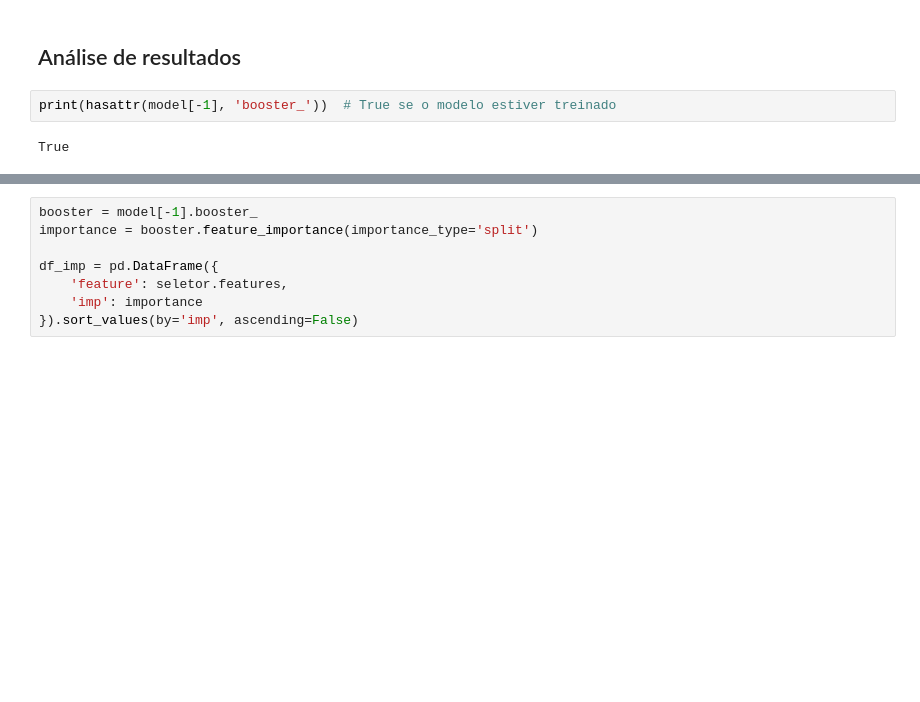
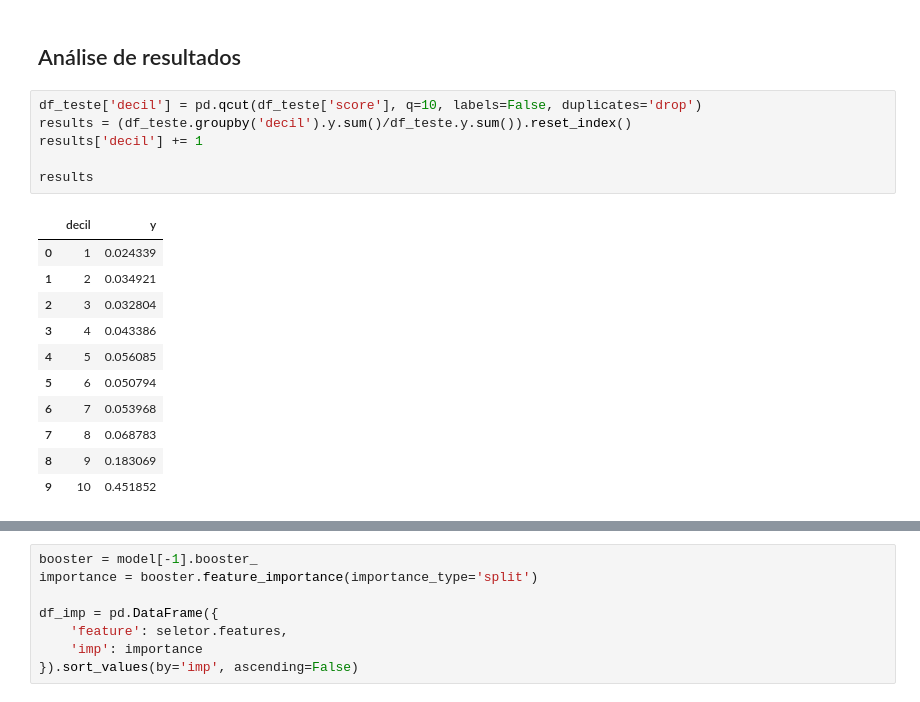
Before and after one commit to suellendsena/meli-case, a Jupyter notebook: ml/notebooks/06-Resultados.ipynb, the cells around one changed output, grey strips where cells are left out. Saved outputs shown, nothing was run; the diff lists cells and outputs as text; blank space fills up the shorter version.

```diff
--- a/ml/notebooks/06-Resultados.ipynb
+++ b/ml/notebooks/06-Resultados.ipynb
@@ -96,7 +96,21 @@ roc_auc_score(
 0.797165019713367
 # %% [markdown]
 ## Análise de resultados
-# %%
-print(hasattr(model[-1], 'booster_'))  # True se o modelo estiver treinado
-# %% [output]
-True
+# %%
+df_teste['decil'] = pd.qcut(df_teste['score'], q=10, labels=False, duplicates='drop')
+results = (df_teste.groupby('decil').y.sum()/df_teste.y.sum()).reset_index()
+results['decil'] += 1
+
+results
+# %% [output]
+|  | decil | y |
+| 0 | 1 | 0.024339 |
+| 1 | 2 | 0.034921 |
+| 2 | 3 | 0.032804 |
+| 3 | 4 | 0.043386 |
+| 4 | 5 | 0.056085 |
+| 5 | 6 | 0.050794 |
+| 6 | 7 | 0.053968 |
+| 7 | 8 | 0.068783 |
+| 8 | 9 | 0.183069 |
+| 9 | 10 | 0.451852 |
```
Also changed, not shown: parts of 11 cells of this notebook, 1 other file.
